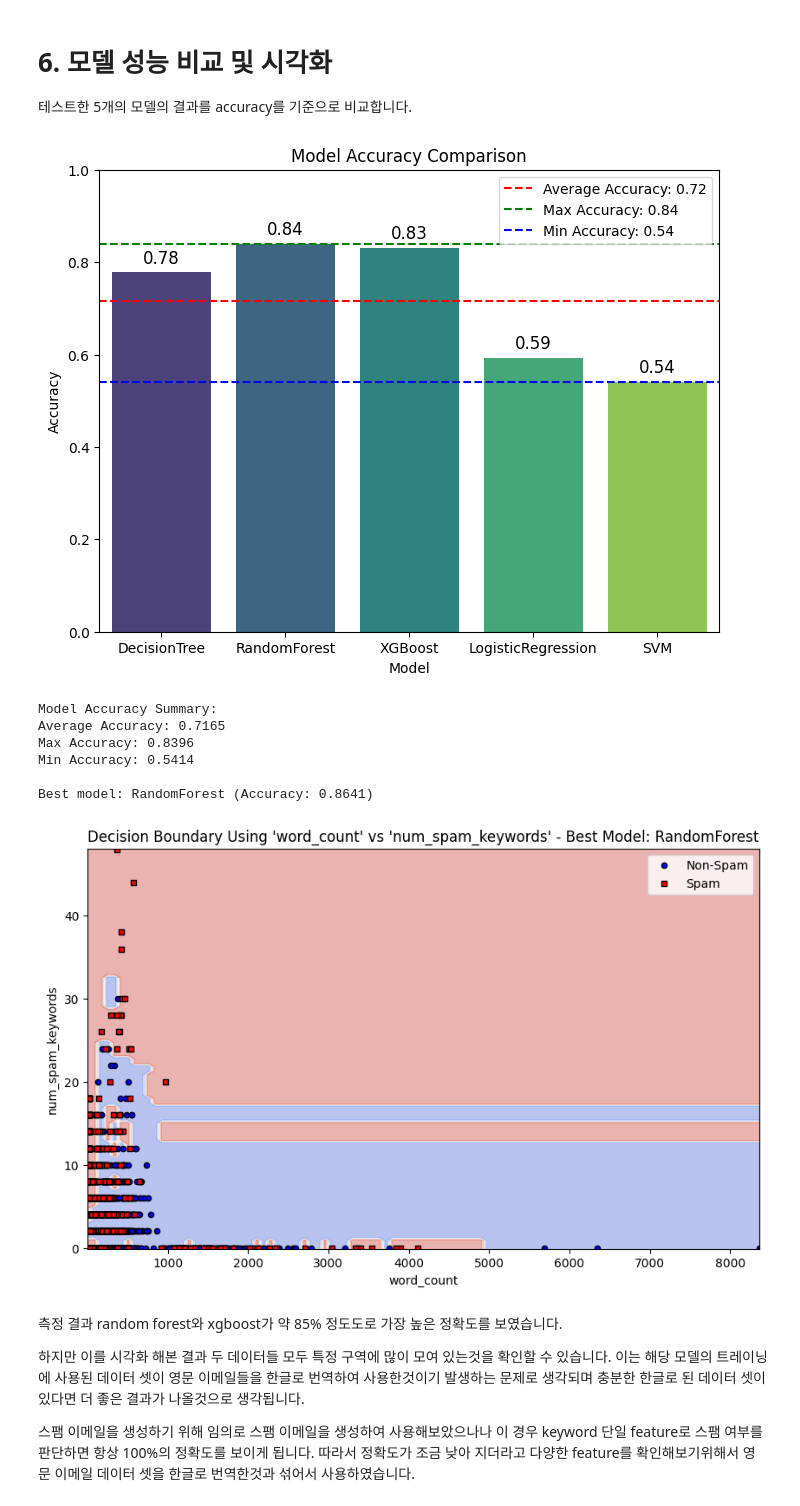
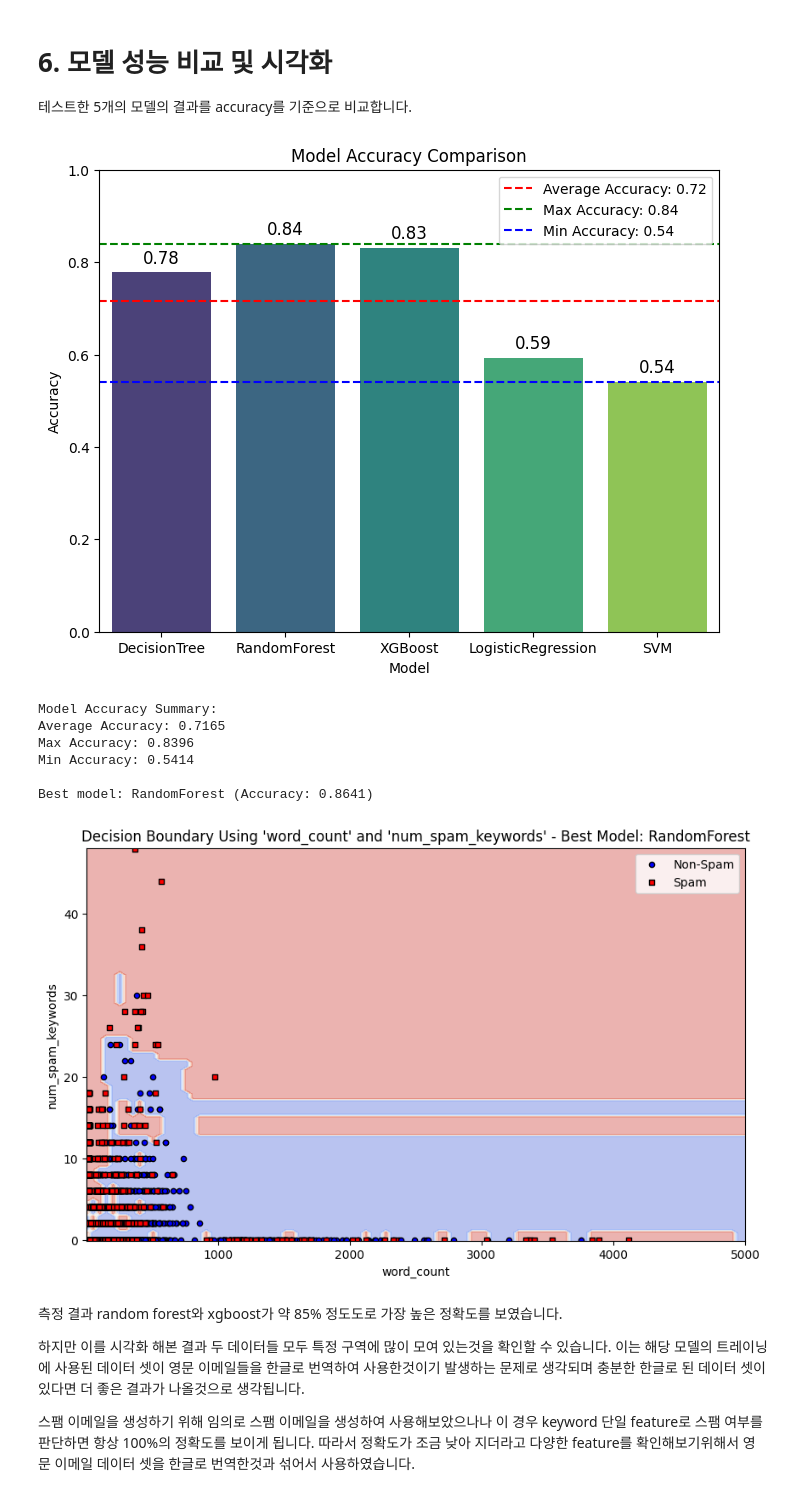
Before and after one commit to KoYejune0302/bob-spam-email, a Jupyter notebook: spam-email-filtering.ipynb, the cells around one changed output. Cells and saved outputs as stored; diff of their text form; code cells hidden in the pictures.

Commit message:
Refactor spam email generation and update dataset; remove unused test script

```diff
--- a/spam-email-filtering.ipynb
+++ b/spam-email-filtering.ipynb
@@ -339,13 +339,13 @@ import numpy as np
 import matplotlib.pyplot as plt
 import seaborn as sns
 
+# Accuracy Bar Chart (이전 부분은 동일)
 avg_accuracy = np.mean(accuracy_scores)
 max_accuracy = np.max(accuracy_scores)
 min_accuracy = np.min(accuracy_scores)
 
 plt.figure(figsize=(8,6))
 ax = sns.barplot(x=model_names, y=accuracy_scores, hue=model_names, palette='viridis', dodge=False)
-# Remove the legend if it exists.
 leg = ax.get_legend()
 if leg is not None:
     leg.remove()
@@ -355,7 +355,6 @@ plt.ylabel("Accuracy")
 plt.ylim(0, 1.0)
 for i, v in enumerate(accuracy_scores):
     plt.text(i, v + 0.02, f"{v:.2f}", ha='center', fontsize=12)
-# Horizontal lines for average, maximum, and minimum accuracy.
 plt.axhline(avg_accuracy, color='red', linestyle='--', label=f"Average Accuracy: {avg_accuracy:.2f}")
 plt.axhline(max_accuracy, color='green', linestyle='--', label=f"Max Accuracy: {max_accuracy:.2f}")
 plt.axhline(min_accuracy, color='blue', linestyle='--', label=f"Min Accuracy: {min_accuracy:.2f}")
@@ -367,66 +366,61 @@ print(f"Average Accuracy: {avg_accuracy:.4f}")
 print(f"Max Accuracy: {max_accuracy:.4f}")
 print(f"Min Accuracy: {min_accuracy:.4f}")
 
-
-
+# Decision Boundary Visualization with custom features
 x_feature = 'word_count'
 y_feature = 'num_spam_keywords'
 
-# Extract these features from the training and test sets
 X_train_custom = X_train[[x_feature, y_feature]]
 X_test_custom = X_test[[x_feature, y_feature]]
 
-# Retrieve the best model from the dictionary (from Section 5)
 best_model_name = max(results, key=results.get)
 best_model_score = results[best_model_name]
 print(f"\nBest model: {best_model_name} (Accuracy: {best_model_score:.4f})")
 
-# Clone and retrain the best model using only the selected features for visualization purposes.
 from sklearn.base import clone
 best_model_custom = clone(models[best_model_name])
 best_model_custom.fit(X_train_custom, y_train)
 
-# Create a mesh grid over the range of the selected features.
-# You can adjust the margin (here 0.1) and the number of points (num=100) as desired.
-x_min, x_max = X_train_custom[x_feature].min() - 0.1, X_train_custom[x_feature].max() + 0.1
-y_min, y_max = X_train_custom[y_feature].min() - 0.1, X_train_custom[y_feature].max() + 0.1
+# x축 최소값은 기존대로 계산하고, x축 최대값은 5000으로 고정합니다.
+x_min = X_train_custom[x_feature].min() - 0.1
+x_max = 5000  # 고정값 5000
+y_min = X_train_custom[y_feature].min() - 0.1
+y_max = X_train_custom[y_feature].max() + 0.1
+
 xx, yy = np.meshgrid(np.linspace(x_min, x_max, num=100),
                      np.linspace(y_min, y_max, num=100))
 
-# Predict for each point in the mesh grid
 Z = best_model_custom.predict(np.c_[xx.ravel(), yy.ravel()])
 Z = Z.reshape(xx.shape)
 
 plt.figure(figsize=(10,6))
 plt.contourf(xx, yy, Z, alpha=0.4, cmap=plt.cm.coolwarm)
 
-# Separate training data based on the spam label.
 nonspam_mask = (y_train == 0)
 spam_mask = (y_train == 1)
 
-# Plot Non-Spam points (blue circles)
 plt.scatter(X_train_custom.loc[nonspam_mask, x_feature],
             X_train_custom.loc[nonspam_mask, y_feature],
             marker='o', color='blue', s=20, edgecolor='k', label='Non-Spam')
-# Plot Spam points (red squares)
 plt.scatter(X_train_custom.loc[spam_mask, x_feature],
             X_train_custom.loc[spam_mask, y_feature],
             marker='s', color='red', s=20, edgecolor='k', label='Spam')
 
-plt.title(f"Decision Boundary Using '{x_feature}' vs '{y_feature}' - Best Model: {best_model_name}")
+plt.title(f"Decision Boundary Using '{x_feature}' and '{y_feature}' - Best Model: {best_model_name}")
 plt.xlabel(x_feature)
 plt.ylabel(y_feature)
+plt.xlim(x_min, x_max)
 plt.legend()
 plt.show()
 # %% [output]
 [figure]
 Model Accuracy Summary:
 Average Accuracy: 0.7165
 Max Accuracy: 0.8396
 Min Accuracy: 0.5414
 
 Best model: RandomForest (Accuracy: 0.8641)
-[figure, old version]
+[figure, new version]
 # %% [markdown]
 측정 결과 random forest와 xgboost가 약 85% 정도도로 가장 높은 정확도를 보였습니다.
 
```
Also changed, not shown: 4 other files.
